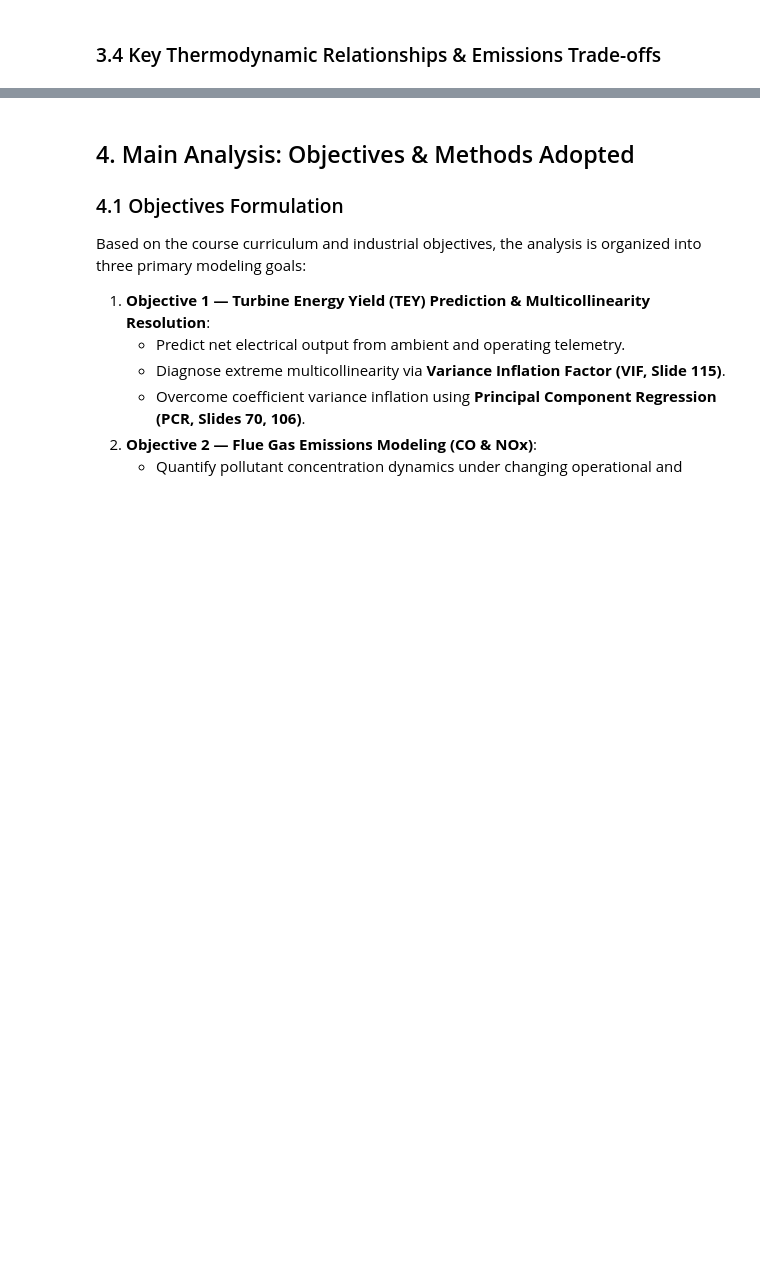
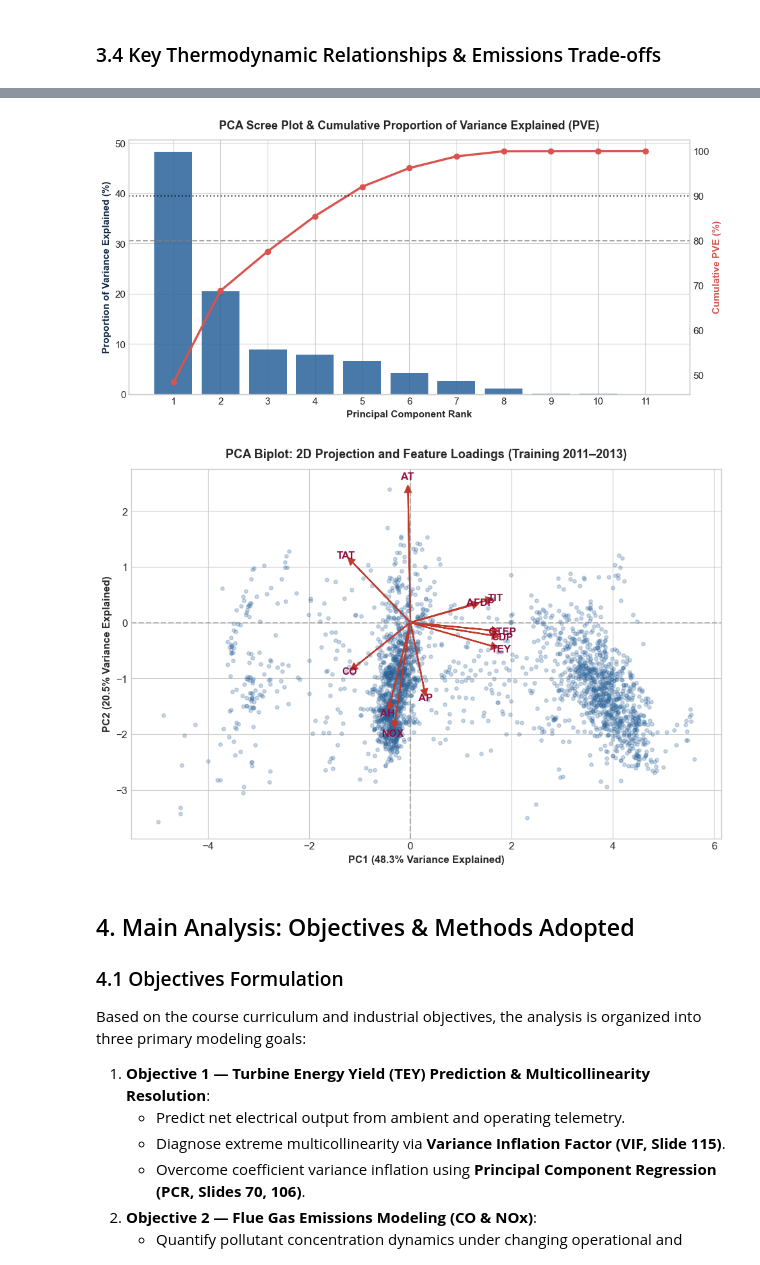
Before and after one commit to guidomariadifiore/DataAnalysisProject, a Jupyter notebook: gas_turbine_analysis.ipynb, the cells around one changed output, grey strips where cells are left out. Cells and saved outputs as stored; diff of their text form; code cells hidden in the pictures; blank space fills up the shorter version.

```diff
--- a/gas_turbine_analysis.ipynb
+++ b/gas_turbine_analysis.ipynb
@@ -252,11 +434,12 @@ Implementing PCA via Covariance Matrix Eigen-decomposition (**Slide 75 of `DA.pd
 $$C = \frac{1}{m} X^T X \implies C v_i = \lambda_i v_i$$
 $$\text{PVE}_i = \frac{\lambda_i}{\sum_{j=1}^n \lambda_j}$$
 # %%
-# Scaled training data
-X_std = train_scaled.values
+# Scaled training data for exploratory PCA
+X_eda_std = train_scaled.values
+eda_pca_cols = list(train_scaled.columns)
 
 # Covariance matrix
-C = np.cov(X_std, rowvar=False)
+C = np.cov(X_eda_std, rowvar=False)
 
 # Eigenvalues and Eigenvectors
 eigenvalues, eigenvectors = np.linalg.eigh(C)
@@ -268,11 +451,14 @@ eigenvectors = eigenvectors[:, idx]
 
 pve = eigenvalues / np.sum(eigenvalues)
 cum_pve = np.cumsum(pve)
+n_components_eda = len(eigenvalues)
 
 pca_summary = pd.DataFrame({
-    'Component': [f'PC{i:02d}' for i in range(1, 12)],
+    'Component': [f'PC{i:02d}' for i in range(1, n_components_eda + 1)],
     'Eigenvalue (Variance)': eigenvalues.round(3),
     'Individual PVE (%)': (pve * 100).round(2),
     'Cumulative PVE (%)': (cum_pve * 100).round(2)
 })
+print(f"Components for 80% PVE: {np.argmax(cum_pve >= 0.80) + 1}")
+print(f"Components for 90% PVE: {np.argmax(cum_pve >= 0.90) + 1}")
 pca_summary
@@ -281,41 +484,45 @@ pca_summary
 # %%
 # Scree Plot
+component_numbers = np.arange(1, n_components_eda + 1)
 fig, ax1 = plt.subplots(figsize=(10, 5))
-ax1.bar(range(1, 12), pve * 100, color='#296299', alpha=0.85, label='Individual PVE (%)')
+ax1.bar(component_numbers, pve * 100, color='#296299', alpha=0.85, label='Individual PVE (%)')
 ax1.set_xlabel('Principal Component Rank', fontweight='bold')
 ax1.set_ylabel('Proportion of Variance Explained (%)', color='#102542', fontweight='bold')
-ax1.set_xticks(range(1, 12))
+ax1.set_xticks(component_numbers)
 
 ax2 = ax1.twinx()
-ax2.plot(range(1, 12), cum_pve * 100, color='#d9534f', marker='o', linewidth=2.5, label='Cumulative PVE (%)')
+ax2.plot(component_numbers, cum_pve * 100, color='#d9534f', marker='o', linewidth=2.5, label='Cumulative PVE (%)')
 ax2.set_ylabel('Cumulative PVE (%)', color='#d9534f', fontweight='bold')
 ax2.grid(False)
 ax2.axhline(80, color='gray', linestyle='--', alpha=0.7, label='80% Cutoff')
 ax2.axhline(90, color='black', linestyle=':', alpha=0.7, label='90% Cutoff')
 
 plt.title('PCA Scree Plot & Cumulative Proportion of Variance Explained (PVE)', fontsize=13, fontweight='bold', pad=12)
 plt.tight_layout()
 plt.show()
 
 # 2D Biplot
-scores_2d = X_std @ eigenvectors[:, :2]
+scores_2d = X_eda_std @ eigenvectors[:, :2]
 plt.figure(figsize=(9.5, 6.5))
 plt.scatter(scores_2d[:2500, 0], scores_2d[:2500, 1], alpha=0.25, color='#296299', s=15, label='Observations')
 
 scale_arrow = 3.8
-for i, var in enumerate(sensor_cols):
+for i, var in enumerate(eda_pca_cols):
     plt.arrow(0, 0, eigenvectors[i, 0]*scale_arrow, eigenvectors[i, 1]*scale_arrow,
               head_width=0.12, head_length=0.12, fc='#c0392b', ec='#c0392b', linewidth=1.5)
     plt.text(eigenvectors[i, 0]*scale_arrow*1.12, eigenvectors[i, 1]*scale_arrow*1.12, var,
              color='#900C3F', fontweight='bold', fontsize=11, ha='center', va='center')
 
 plt.axhline(0, color='gray', linestyle='--', alpha=0.5)
 plt.axvline(0, color='gray', linestyle='--', alpha=0.5)
 plt.xlabel(f'PC1 ({pve[0]*100:.1f}% Variance Explained)', fontweight='bold')
 plt.ylabel(f'PC2 ({pve[1]*100:.1f}% Variance Explained)', fontweight='bold')
 plt.title('PCA Biplot: 2D Projection and Feature Loadings (Training 2011–2013)', fontsize=13, fontweight='bold', pad=12)
 plt.tight_layout()
 plt.show()
+# %% [output]
+[figure, added]
+[figure, added]
 # %% [markdown]
 ## 4. Main Analysis: Objectives & Methods Adopted
 
```
Also changed, not shown: parts of 29 cells of this notebook, 3 other files.
